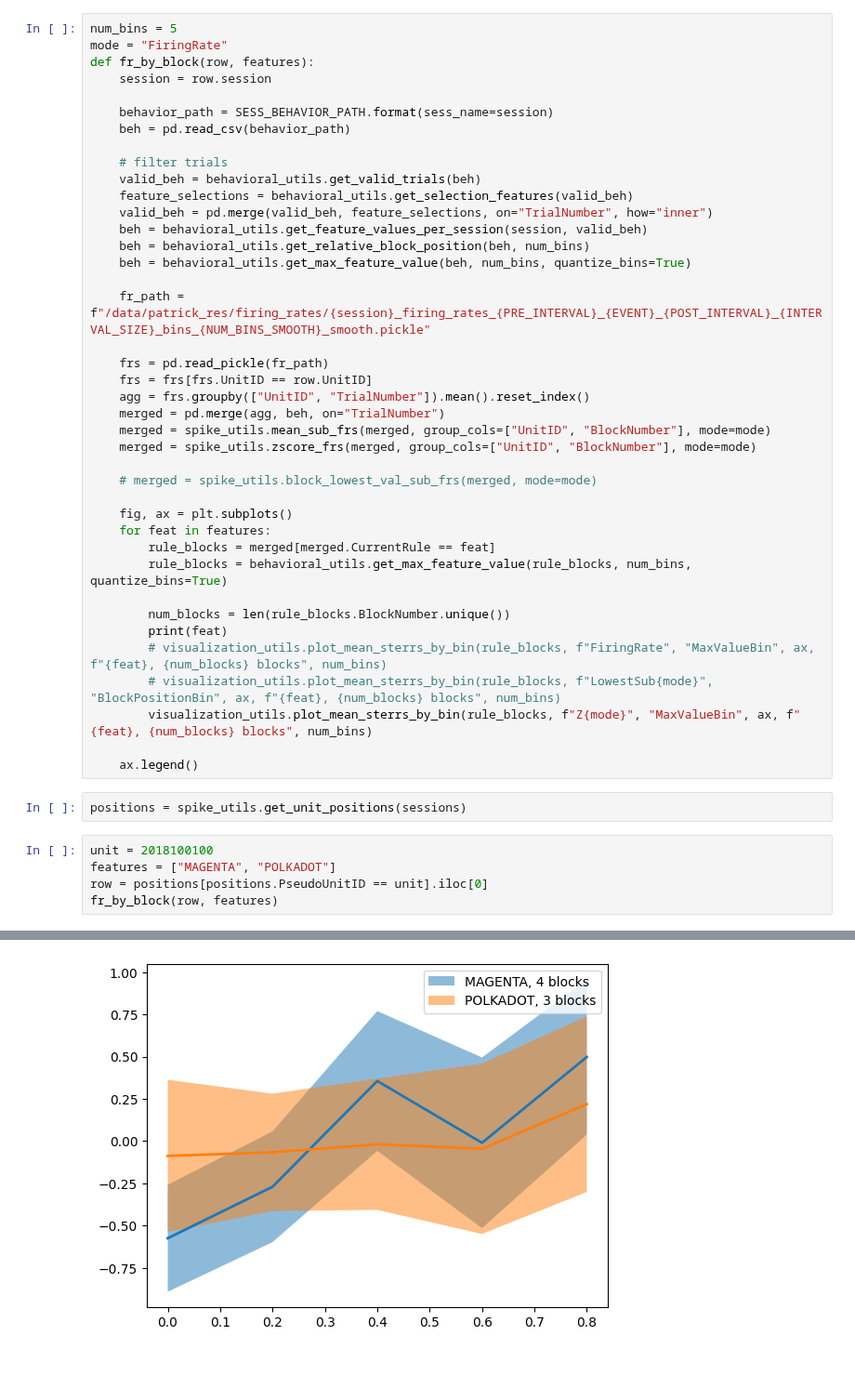
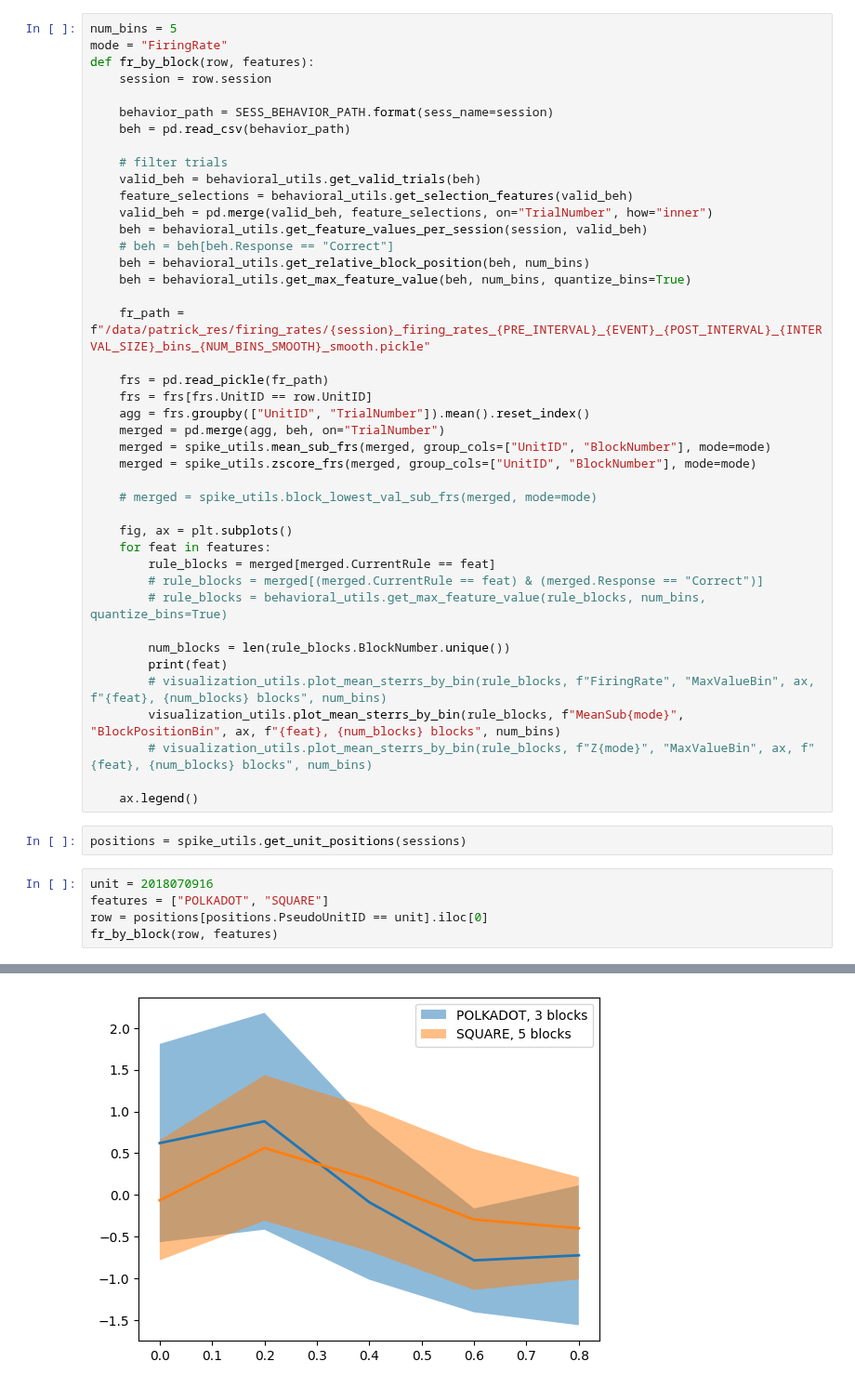
Before and after one commit to pqz317/wcst_decode, a Jupyter notebook: notebooks/20240509_differential_firing_by_block_pos.ipynb, the cells around one changed output, grey strips where cells are left out. Shown at 93% size. Drawn from its saved outputs; the diff is of its cells as text.

```diff
--- a/notebooks/20240509_differential_firing_by_block_pos.ipynb
+++ b/notebooks/20240509_differential_firing_by_block_pos.ipynb
@@ -47,6 +47,7 @@ def fr_by_block(row, features):
     feature_selections = behavioral_utils.get_selection_features(valid_beh)
     valid_beh = pd.merge(valid_beh, feature_selections, on="TrialNumber", how="inner")
     beh = behavioral_utils.get_feature_values_per_session(session, valid_beh)
+    # beh = beh[beh.Response == "Correct"]
     beh = behavioral_utils.get_relative_block_position(beh, num_bins)
     beh = behavioral_utils.get_max_feature_value(beh, num_bins, quantize_bins=True)
 
@@ -64,20 +65,21 @@ def fr_by_block(row, features):
     fig, ax = plt.subplots()
     for feat in features:
         rule_blocks = merged[merged.CurrentRule == feat]
-        rule_blocks = behavioral_utils.get_max_feature_value(rule_blocks, num_bins, quantize_bins=True)
+        # rule_blocks = merged[(merged.CurrentRule == feat) & (merged.Response == "Correct")]
+        # rule_blocks = behavioral_utils.get_max_feature_value(rule_blocks, num_bins, quantize_bins=True)
 
         num_blocks = len(rule_blocks.BlockNumber.unique())
         print(feat)
         # visualization_utils.plot_mean_sterrs_by_bin(rule_blocks, f"FiringRate", "MaxValueBin", ax, f"{feat}, {num_blocks} blocks", num_bins)
-        # visualization_utils.plot_mean_sterrs_by_bin(rule_blocks, f"LowestSub{mode}", "BlockPositionBin", ax, f"{feat}, {num_blocks} blocks", num_bins)
-        visualization_utils.plot_mean_sterrs_by_bin(rule_blocks, f"Z{mode}", "MaxValueBin", ax, f"{feat}, {num_blocks} blocks", num_bins)
+        visualization_utils.plot_mean_sterrs_by_bin(rule_blocks, f"MeanSub{mode}", "BlockPositionBin", ax, f"{feat}, {num_blocks} blocks", num_bins)
+        # visualization_utils.plot_mean_sterrs_by_bin(rule_blocks, f"Z{mode}", "MaxValueBin", ax, f"{feat}, {num_blocks} blocks", num_bins)
 
     ax.legend()
 # %%
 positions = spike_utils.get_unit_positions(sessions)
 # %%
-unit = 2018100100
-features = ["MAGENTA", "POLKADOT"]
+unit = 2018070916
+features = ["POLKADOT", "SQUARE"]
 row = positions[positions.PseudoUnitID == unit].iloc[0]
 fr_by_block(row, features)
 # %% [output]
@@ -86,2 +88,2 @@ POLKADOT
-[figure, old version]
+[figure, new version]
 # %%
```
Also changed, not shown: parts of 3 cells of this notebook, 7 other files.
